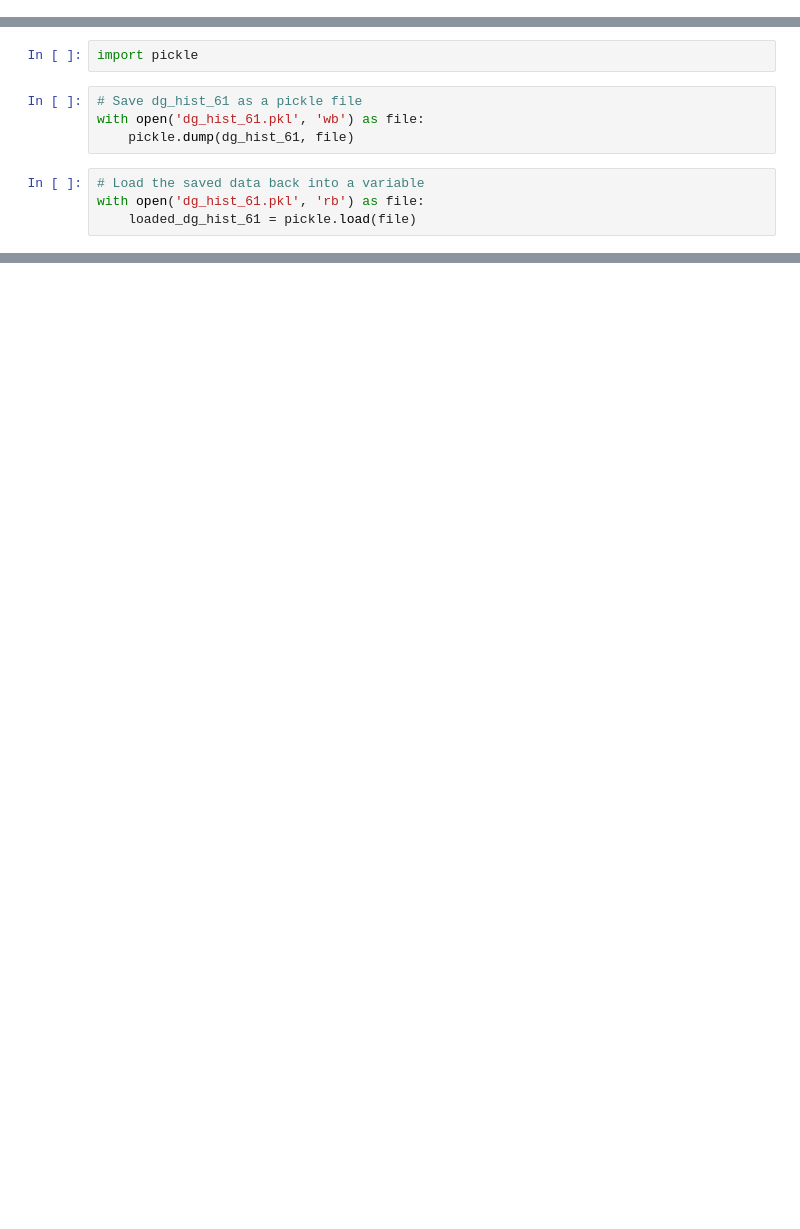
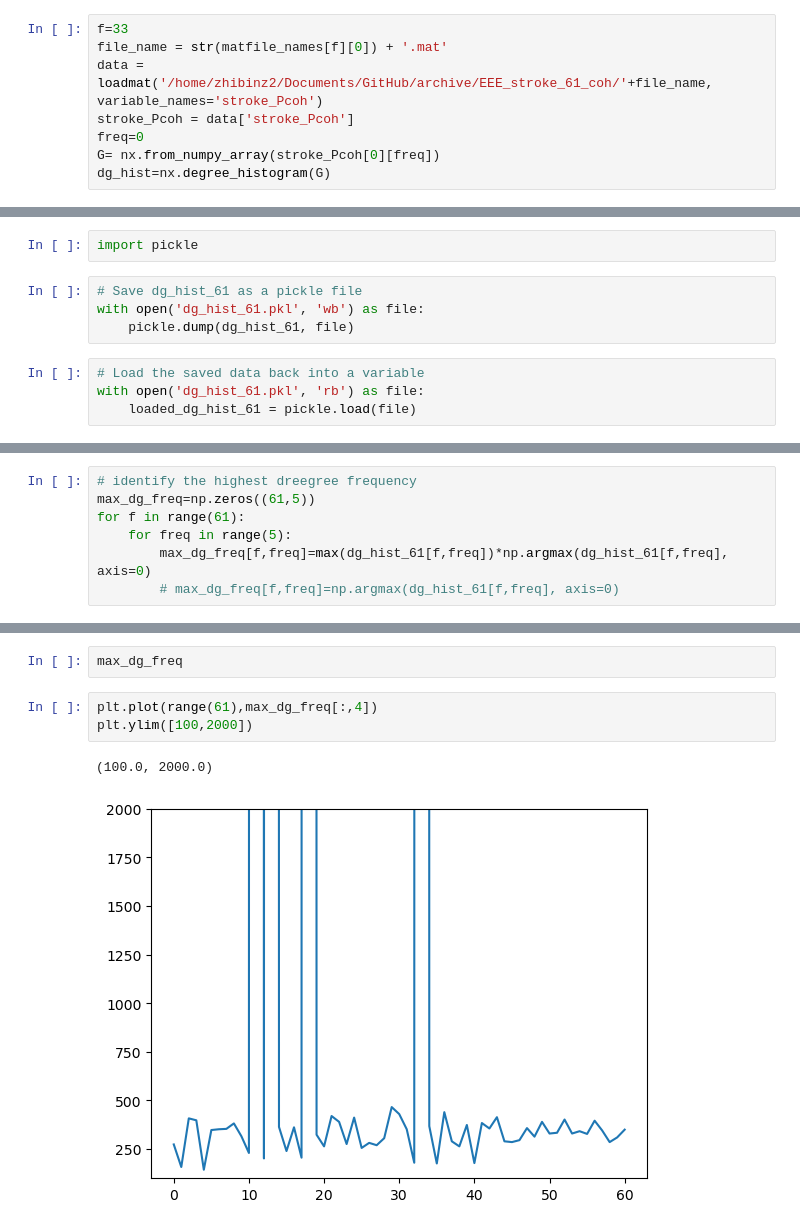
Before and after one commit to zhibinz2/MEG_EEG_Source_Localization, a Jupyter notebook: organize_62stroke/step5.analyse_groups.ipynb, the cells around one changed output, grey strips where cells are left out. Cells and saved outputs as stored; diff of their text form; blank space fills up the shorter version.

```diff
--- a/organize_62stroke/step5.analyse_groups.ipynb
+++ b/organize_62stroke/step5.analyse_groups.ipynb
@@ -121,3 +123,11 @@ for f in range(61):
         G= nx.from_numpy_array(stroke_Pcoh[0][freq])
         dg_hist=nx.degree_histogram(G)
         dg_hist_61[f,freq]=dg_hist.copy()
+# %%
+f=33
+file_name = str(matfile_names[f][0]) + '.mat'
+data = loadmat('/home/zhibinz2/Documents/GitHub/archive/EEE_stroke_61_coh/'+file_name, variable_names='stroke_Pcoh')
+stroke_Pcoh = data['stroke_Pcoh']
+freq=0
+G= nx.from_numpy_array(stroke_Pcoh[0][freq])
+dg_hist=nx.degree_histogram(G)
@@ -207,0 +180,7 @@ dg_hist_61[60,4]
+# %%
+# identify the highest dreegree frequency
+max_dg_freq=np.zeros((61,5))
+for f in range(61):
+    for freq in range(5):
+        max_dg_freq[f,freq]=max(dg_hist_61[f,freq])*np.argmax(dg_hist_61[f,freq], axis=0)
+        # max_dg_freq[f,freq]=np.argmax(dg_hist_61[f,freq], axis=0)
@@ -207,0 +207,8 @@ dg_hist_61[60,4]
+# %%
+max_dg_freq
+# %%
+plt.plot(range(61),max_dg_freq[:,4])
+plt.ylim([100,2000])
+# %% [output]
+(100.0, 2000.0)
+[figure, added]
```
Also changed, not shown: parts of 24 cells of this notebook, 1 other file.
